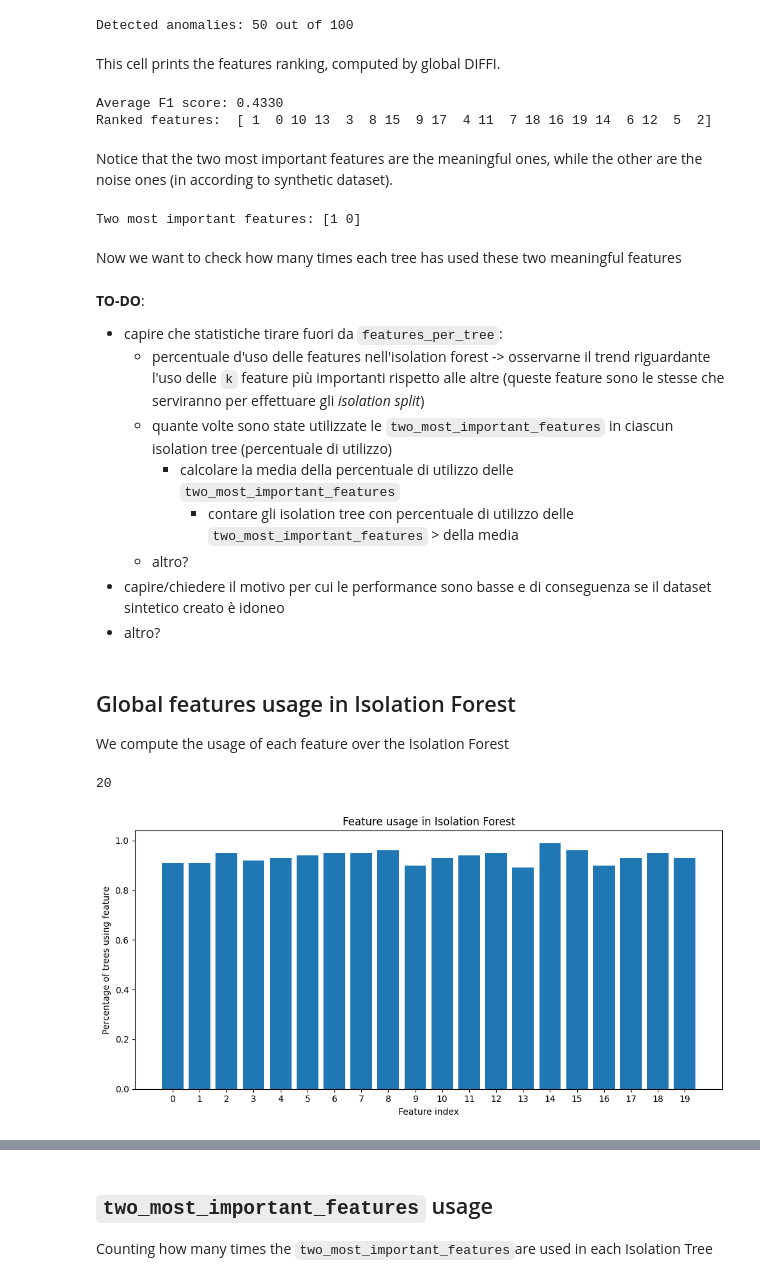
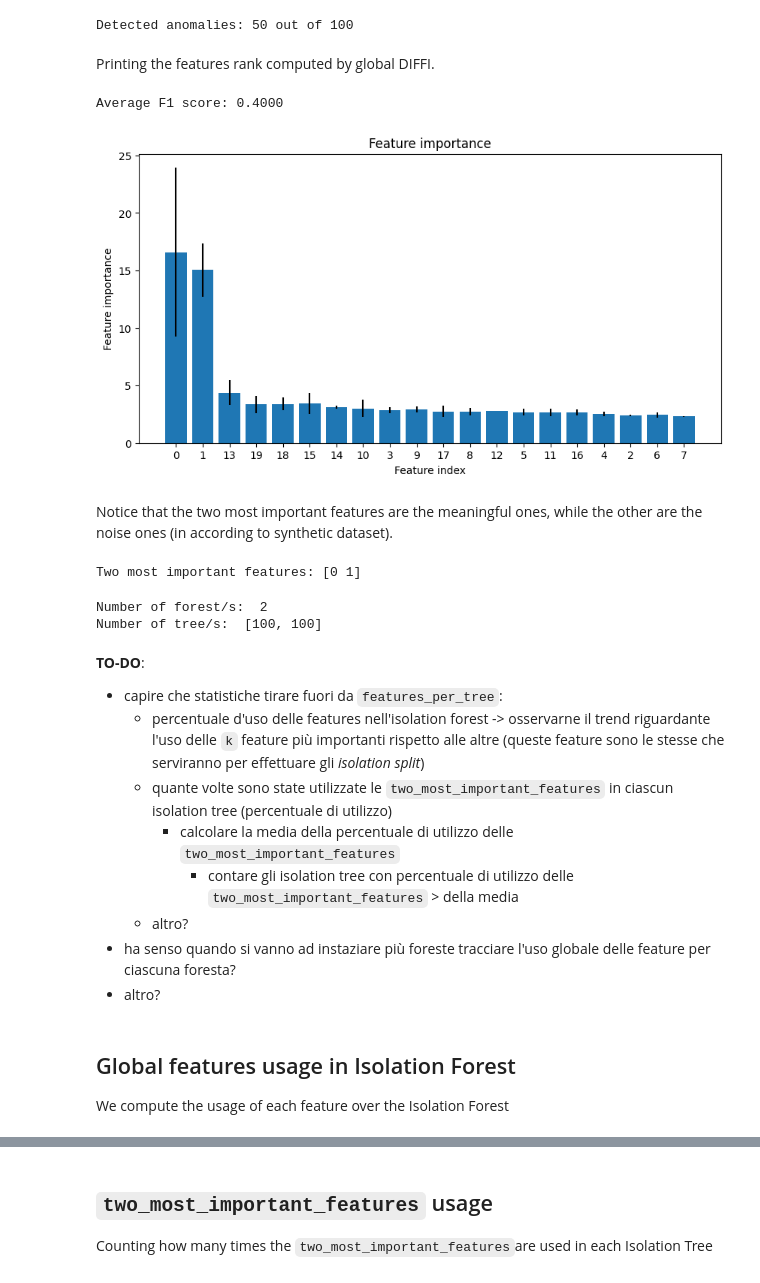
Before and after one commit to SansonSebastiano/Master-Thesis, a Jupyter notebook: important_features_usage.ipynb, the cells around one changed output, grey strips where cells are left out. Drawn from its saved outputs; the diff is of its cells as text; code cells hidden in the pictures.

```diff
--- a/important_features_usage.ipynb
+++ b/important_features_usage.ipynb
@@ -42,11 +42,11 @@ Test label size:  (100,)
 # %% [markdown]
 ## Train the Isolation Forest
 # %%
-iforest = IsolationForest(n_estimators=100, max_samples=256, contamination=0.1, random_state=0, bootstrap=False)
-iforest.fit(X_tr)
-y_tr_pred = np.array(iforest.decision_function(X_tr) < 0).astype(int)    # > 0 -> True -> 1; < 0 -> False -> 0
-f1 = f1_score(y_tr, y_tr_pred)
-print('F1 score on training data: {:.4f}'.format(f1))
+# iforest = IsolationForest(n_estimators=100, max_samples=256, contamination=0.1, random_state=0, bootstrap=False)
+# iforest.fit(X_tr)
+# y_tr_pred = np.array(iforest.decision_function(X_tr) < 0).astype(int)    # > 0 -> True -> 1; < 0 -> False -> 0
+# f1 = f1_score(y_tr, y_tr_pred)
+# print('F1 score on training data: {:.4f}'.format(f1))
 # %% [output]
 F1 score on training data: 0.4300
 # %%
@@ -55,23 +55,48 @@ print('Detected anomalies: {} out of {}'.format(int(sum(y_te_pred)), len(y_te)))
 # %% [output]
 Detected anomalies: 50 out of 100
 # %% [markdown]
-This cell prints the features ranking, computed by global DIFFI.
+Printing the features rank computed by global DIFFI.
 # %%
-sorted_idx, avg_f1 = diffi_ranks(X=X_tr.to_numpy(), y=y_tr.to_numpy(), n_trees=100, max_samples=256, n_iter=10, contamination=0.1)
+sorted_idx, avg_f1, fi_means, fi_std, features_per_forest = diffi_ranks(X=X_tr.to_numpy(), y=y_tr.to_numpy(), n_trees=100,
+                                                                        max_samples=256, n_iter=2, contamination=0.1)
 print('Average F1 score: {:.4f}'.format(avg_f1))
-print('Ranked features: ', sorted_idx)
+# print('Ranked features: ', sorted_idx)
+# print('Feature importance means: ', fi_means)
+# print('Feature importance std: ', fi_std)
 # %% [output]
-Average F1 score: 0.4330
-Ranked features:  [ 1  0 10 13  3  8 15  9 17  4 11  7 18 16 19 14  6 12  5  2]
+Average F1 score: 0.4000
+# %%
+# plot the features importance
+plt.figure(figsize=(10, 5))
+plt.bar(range(len(sorted_idx)), fi_means[sorted_idx], yerr=fi_std[sorted_idx])
+plt.xticks(range(len(sorted_idx)), sorted_idx)
+plt.xlabel('Feature index')
+plt.ylabel('Feature importance')
+plt.title('Feature importance')
+plt.show()
+# %% [output]
+[figure, added]
 # %% [markdown]
 Notice that the two most important features are the meaningful ones, while the other are the noise ones (in according to synthetic dataset).
 # %%
 two_most_important_features = sorted_idx[:2]
 print('Two most important features:', two_most_important_features)
 # %% [output]
-Two most important features: [1 0]
+Two most important features: [0 1]
-# %% [markdown]
-Now we want to check how many times each tree has used these two meaningful features
+# %%
+features_per_forest = np.array(features_per_forest, dtype=object)
+# print(features_per_forest.shape)
+print('Number of forest/s: ', len(features_per_forest))
+print('Number of tree/s: ', [len(features_per_forest[i]) for i in range(len(features_per_forest))])
+
+# for i, forest in enumerate(features_per_forest):
+#     print('Forest {}:'.format(i))
+#     for j, tree in enumerate(forest):
+#         print('Number of features in tree {}: {}'.format(j, len(tree)))
+#         print('Features in tree {} in forest {}: {}'.format(j, i, tree))
+# %% [output]
+Number of forest/s:  2
+Number of tree/s:  [100, 100]
 # %%
 # for i, tree in enumerate(iforest.estimators_):
     # print(f"Tree {i}:")
@@ -94,31 +120,9 @@ features_per_tree = [tree.tree_.feature for _, tree in enumerate(iforest.estimat
         * calcolare la media della percentuale di utilizzo delle `two_most_important_features`
             * contare gli isolation tree con percentuale di utilizzo delle `two_most_important_features` > della media
     * altro?
-- capire/chiedere il motivo per cui le performance sono basse e di conseguenza se il dataset sintetico creato è idoneo
+- ha senso quando si vanno ad instaziare più foreste tracciare l'uso globale delle feature per ciascuna foresta?
 - altro?
 # %% [markdown]
 ## Global features usage in Isolation Forest
 
 We compute the usage of each feature over the Isolation Forest
-# %%
-usage = []
-print(X_tr.shape[1])
-for i in range(X_tr.shape[1]):   # for each features
-    count = 0
-    for j in range(len(features_per_tree)):     # for each trees
-        if i in features_per_tree[j]:
-            count += 1
-    usage.append(count / len(features_per_tree))
-usage = np.array(usage)
-
-plt.figure(figsize=(10, 5))
-plt.bar(range(X_tr.shape[1]), usage)
-plt.xlabel('Feature index')
-plt.ylabel('Percentage of trees using feature')
-plt.title('Feature usage in Isolation Forest')
-plt.xticks(range(X_tr.shape[1]))
-plt.tight_layout()
-plt.show()
-# %% [output]
-20
-[figure, removed]
```
Also changed, not shown: parts of 13 cells of this notebook, 1 other file.
